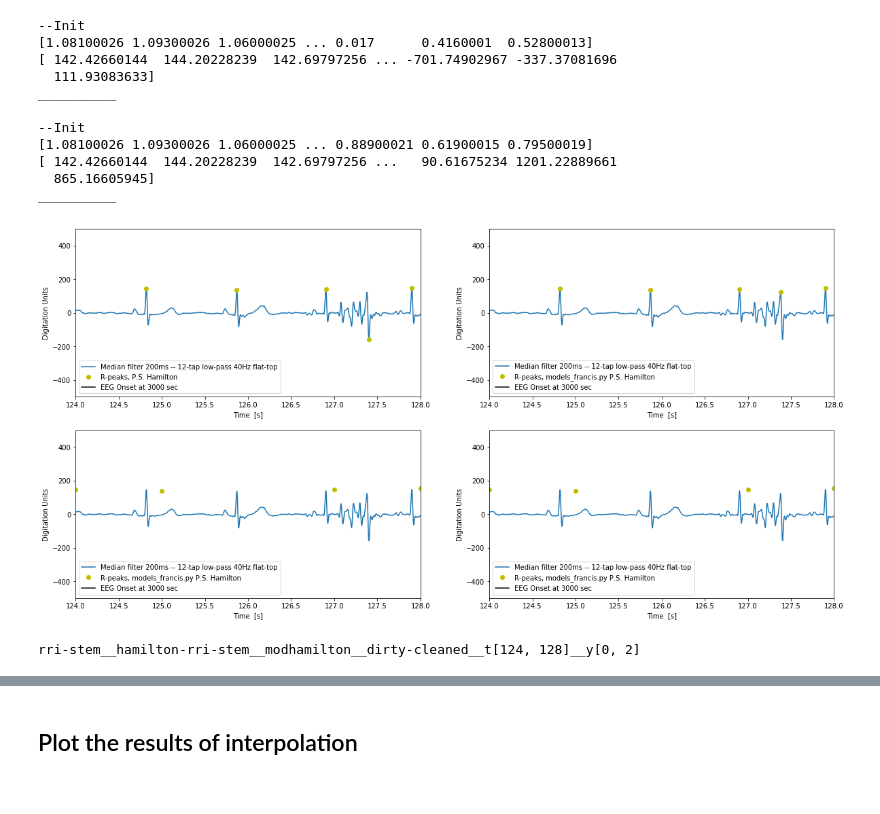
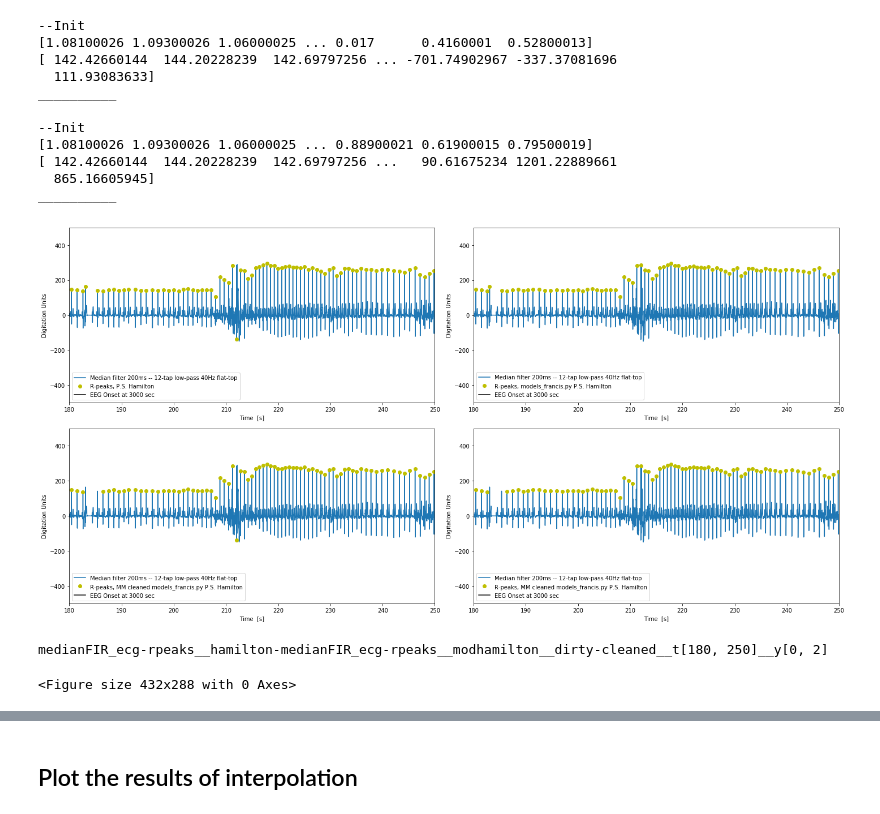
Before and after one commit to yinxiaojing1/pre_epi_seizures, a Jupyter notebook: pre_epi_seizures/hrv_computation.ipynb, the cells around one changed output, grey strips where cells are left out. Cells and saved outputs as stored; diff of their text form; code cells hidden in the pictures.

```diff
--- a/pre_epi_seizures/hrv_computation.ipynb
+++ b/pre_epi_seizures/hrv_computation.ipynb
@@ -337,7 +336,9 @@ cleaned_ecg_rpeak_amps_modhamilton = medianFIR_ecg[cleaned_rpeaks_modhamilton]
 # Compare RRI computation between P.S. Hamilton and modified
 # (Test object-based plotting)
 
-window = [124, 128]
+%matplotlib inline
+
+window = [180, 250]
 
 ecg_y_window = [-500, 500]
 
@@ -369,38 +370,44 @@ plt.ylabel('Digitation Units')
 plt.xlim(window)
 plt.ylim(ecg_y_window)
 plt.legend(loc=3)
 
 plt.subplot(2, 2, 3)
 plt.plot(time_sec, medianFIR_ecg.T,
          label='Median filter 200ms -- 12-tap low-pass 40Hz flat-top')
 plt.plot(cleaned_time_rpeaks_hamilton, cleaned_ecg_rpeak_amps_hamilton, 'yo',
-         label='R-peaks, models_francis.py P.S. Hamilton')
+         label='R-peaks, MM cleaned models_francis.py P.S. Hamilton')
 plt.axvline(x=50*60, c='k', label='EEG Onset at {} sec'.format(50*60))
 plt.xlabel('Time  [s]')
 plt.ylabel('Digitation Units')
 plt.xlim(window)
 plt.ylim(ecg_y_window)
 plt.legend(loc=3)
 
 
 plt.subplot(2, 2, 4)
 plt.plot(time_sec, medianFIR_ecg.T,
          label='Median filter 200ms -- 12-tap low-pass 40Hz flat-top')
 plt.plot(cleaned_time_rpeaks_modhamilton, cleaned_ecg_rpeak_amps_modhamilton, 'yo',
-         label='R-peaks, models_francis.py P.S. Hamilton')
+         label='R-peaks, MM cleaned models_francis.py P.S. Hamilton')
 plt.axvline(x=50*60, c='k', label='EEG Onset at {} sec'.format(50*60))
 plt.xlabel('Time  [s]')
 plt.ylabel('Digitation Units')
 plt.xlim(window)
 plt.ylim(ecg_y_window)
 plt.legend(loc=3)
 
+plt.tight_layout()
 plt.show()
 
-print 'rri-stem__hamilton-rri-stem__modhamilton__dirty-cleaned__t{}__y{}'.format(window, rri_y_window)
+fig_id = 'medianFIR_ecg-rpeaks__hamilton-medianFIR_ecg-rpeaks__modhamilton__dirty-cleaned__t{}__y{}'.format(window, rri_y_window)
+path_to_save = '/home/franciscosargo/FeatureExploration/' + fig_id
+plt.savefig(path_to_save)
+
+print fig_id
 # %% [output]
-[figure, old version]
+[figure, new version]
-rri-stem__hamilton-rri-stem__modhamilton__dirty-cleaned__t[124, 128]__y[0, 2]
+medianFIR_ecg-rpeaks__hamilton-medianFIR_ecg-rpeaks__modhamilton__dirty-cleaned__t[180, 250]__y[0, 2]
+<Figure size 432x288 with 0 Axes>
 # %%
 # Compare RRI computation between P.S. Hamilton and modified
 # (Test object-based plotting)
```
Also changed, not shown: parts of 31 cells of this notebook.
